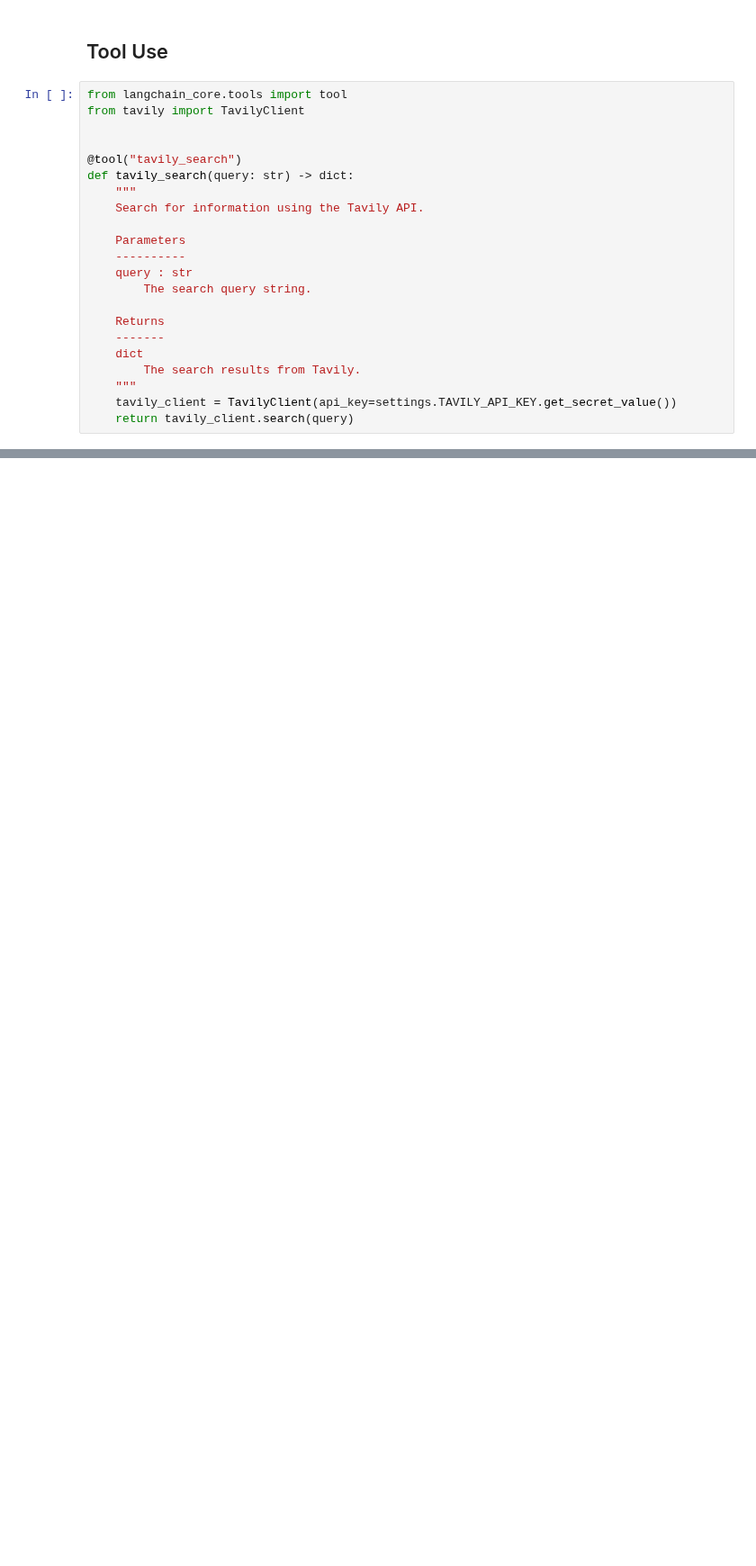
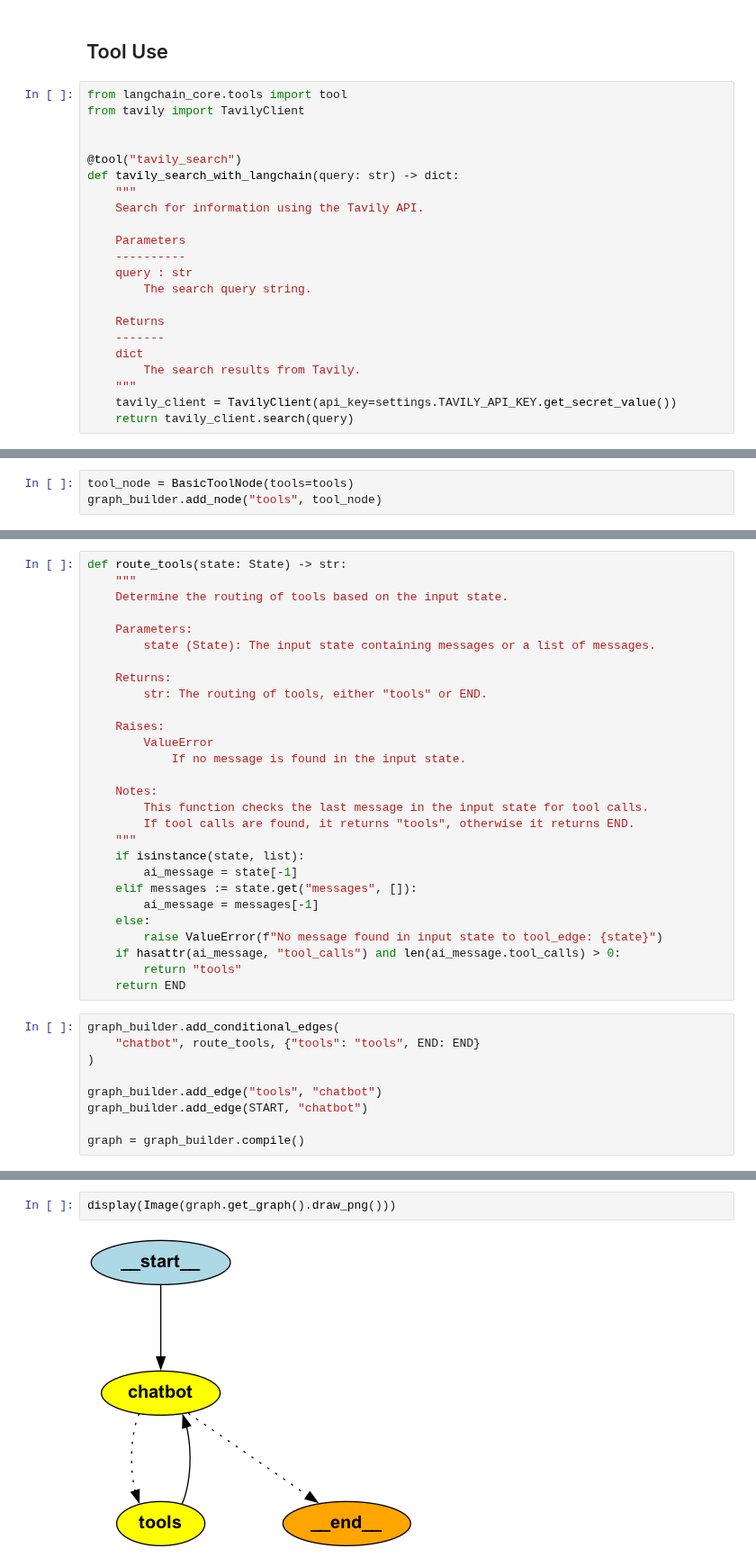
Before and after one commit to chineidu/AI-Tutorials, a Jupyter notebook: notebooks/Langgraph/01-intro.ipynb, the cells around one changed output, grey strips where cells are left out. Shown at 90% size. Drawn from its saved outputs; the diff is of its cells as text; blank space fills up the shorter version.

Commit message:
chore: Tool calling

```diff
--- a/notebooks/Langgraph/01-intro.ipynb
+++ b/notebooks/Langgraph/01-intro.ipynb
@@ -322,7 +331,7 @@ from tavily import TavilyClient
 
 
 @tool("tavily_search")
-def tavily_search(query: str) -> dict:
+def tavily_search_with_langchain(query: str) -> dict:
     """
     Search for information using the Tavily API.
 
@@ -569,0 +1002,3 @@ response = await remote_client.chat.completions.create(
+# %%
+tool_node = BasicToolNode(tools=tools)
+graph_builder.add_node("tools", tool_node)
@@ -569,0 +1009,37 @@ response = await remote_client.chat.completions.create(
+# %%
+def route_tools(state: State) -> str:
+    """
+    Determine the routing of tools based on the input state.
+
+    Parameters:
+        state (State): The input state containing messages or a list of messages.
+
+    Returns:
+        str: The routing of tools, either "tools" or END.
+
+    Raises:
+        ValueError
+            If no message is found in the input state.
+
+    Notes:
+        This function checks the last message in the input state for tool calls.
+        If tool calls are found, it returns "tools", otherwise it returns END.
+    """
+    if isinstance(state, list):
+        ai_message = state[-1]
+    elif messages := state.get("messages", []):
+        ai_message = messages[-1]
+    else:
+        raise ValueError(f"No message found in input state to tool_edge: {state}")
+    if hasattr(ai_message, "tool_calls") and len(ai_message.tool_calls) > 0:
+        return "tools"
+    return END
+# %%
+graph_builder.add_conditional_edges(
+    "chatbot", route_tools, {"tools": "tools", END: END}
+)
+
+graph_builder.add_edge("tools", "chatbot")
+graph_builder.add_edge(START, "chatbot")
+
+graph = graph_builder.compile()
@@ -569,0 +1048,4 @@ response = await remote_client.chat.completions.create(
+# %%
+display(Image(graph.get_graph().draw_png()))
+# %% [output]
+[figure, added]
```
Also changed, not shown: parts of 55 cells of this notebook, 10 other files.
